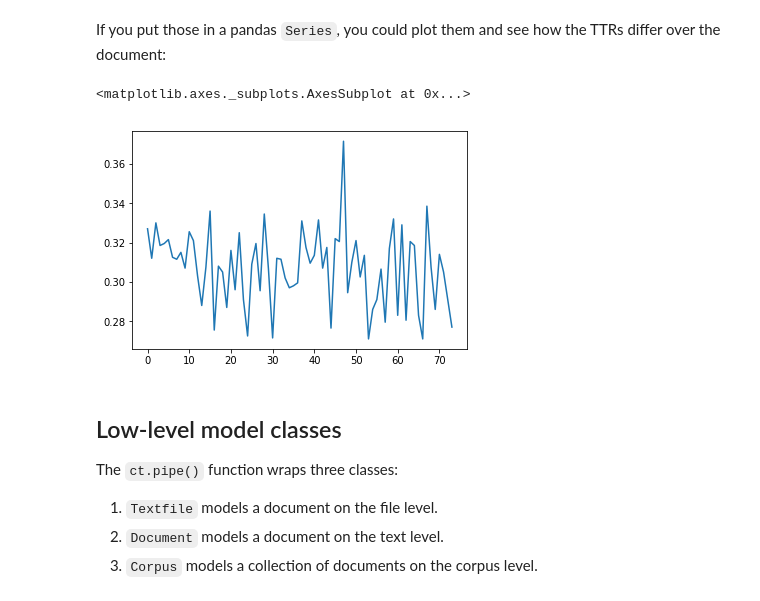
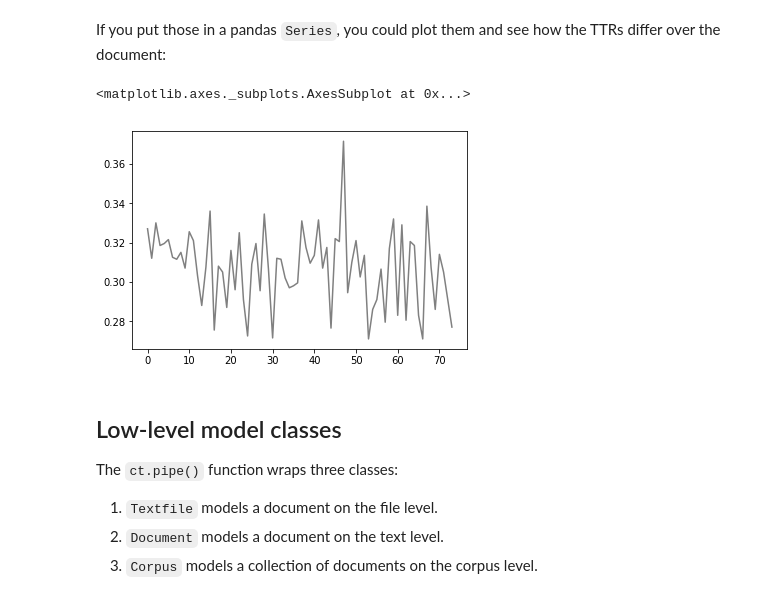
Before and after one commit to cophi-wue/cophi-toolbox, a Jupyter notebook: src/API.ipynb, the cells around one changed output. Drawn from its saved outputs; the diff is of its cells as text; code cells hidden in the pictures.

```diff
--- a/src/API.ipynb
+++ b/src/API.ipynb
@@ -448,10 +447,10 @@ If you put those in a pandas `Series`, you could plot them and see how the TTRs
 # %%
 import pandas as pd
 
-pd.Series(results).plot.line()
+pd.Series(results).plot.line(color="grey")
 # %% [output]
 <matplotlib.axes._subplots.AxesSubplot at 0x...>
-[figure, old version]
+[figure, new version]
 # %% [markdown]
 ## Low-level model classes
 
```
Also changed, not shown: parts of 19 cells of this notebook.
